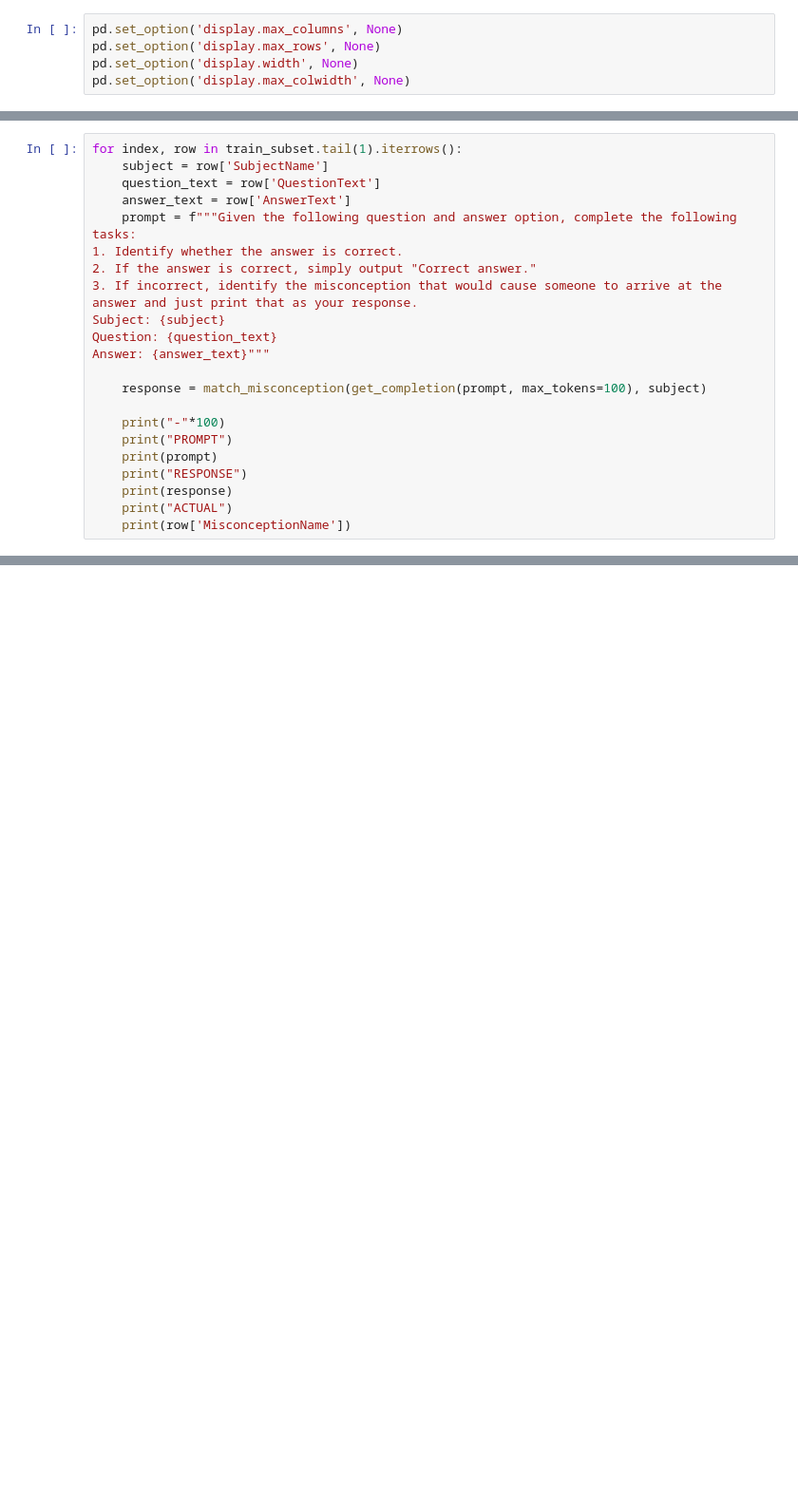
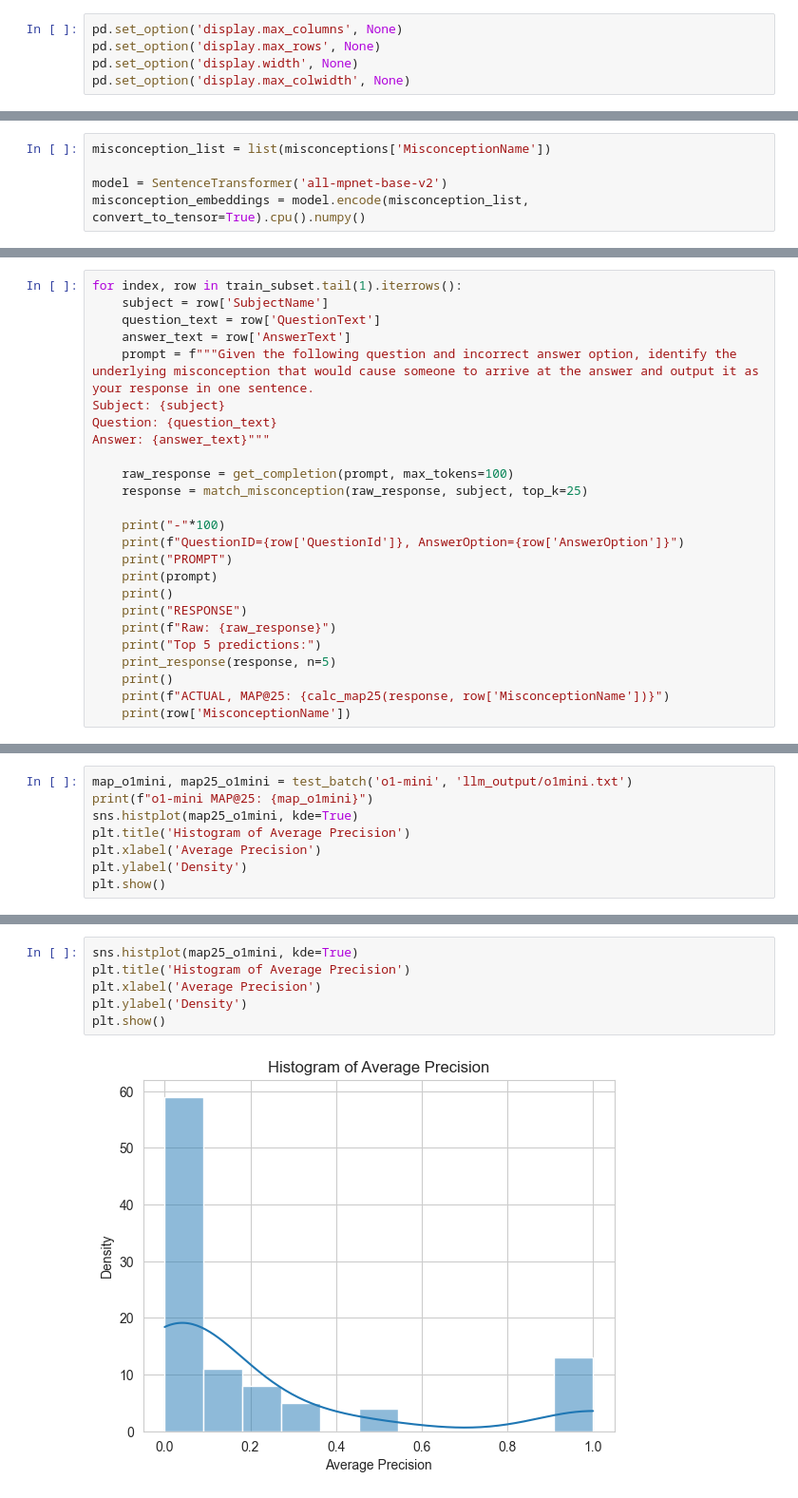
Before and after one commit to acyhuang/math-misconceptions, a Jupyter notebook: baseline/llm.ipynb, the cells around one changed output, grey strips where cells are left out. Shown at 95% size. Saved outputs shown, nothing was run; the diff lists cells and outputs as text; blank space fills up the shorter version.

```diff
--- a/baseline/llm.ipynb
+++ b/baseline/llm.ipynb
@@ -32,0 +73,5 @@ test = pd.read_csv('eedi-mining-misconceptions-in-mathematics/test.csv')
+# %%
+misconception_list = list(misconceptions['MisconceptionName'])
+
+model = SentenceTransformer('all-mpnet-base-v2')
+misconception_embeddings = model.encode(misconception_list, convert_to_tensor=True).cpu().numpy()
@@ -50,22 +175,25 @@ for index, row in train_subset.tail(1).iterrows():
     subject = row['SubjectName']
     question_text = row['QuestionText']
     answer_text = row['AnswerText']
-    prompt = f"""Given the following question and answer option, complete the following tasks:
-1. Identify whether the answer is correct.
-2. If the answer is correct, simply output "Correct answer."
-3. If incorrect, identify the misconception that would cause someone to arrive at the answer and just print that as your response.
+    prompt = f"""Given the following question and incorrect answer option, identify the underlying misconception that would cause someone to arrive at the answer and output it as your response in one sentence.
 Subject: {subject}
 Question: {question_text}
 Answer: {answer_text}"""
 
-    response = match_misconception(get_completion(prompt, max_tokens=100), subject)
+    raw_response = get_completion(prompt, max_tokens=100)
+    response = match_misconception(raw_response, subject, top_k=25)
 
     print("-"*100)
+    print(f"QuestionID={row['QuestionId']}, AnswerOption={row['AnswerOption']}")
     print("PROMPT")
     print(prompt)
+    print()
     print("RESPONSE")
-    print(response)
-    print("ACTUAL")
+    print(f"Raw: {raw_response}")
+    print("Top 5 predictions:")
+    print_response(response, n=5)
+    print()
+    print(f"ACTUAL, MAP@25: {calc_map25(response, row['MisconceptionName'])}")
     print(row['MisconceptionName'])
 # %% [output]
 ----------------------------------------------------------------------------------------------------
@@ -87,0 +272,8 @@ Counts the starting number when counting backwards
+# %%
+map_o1mini, map25_o1mini = test_batch('o1-mini', 'llm_output/o1mini.txt')
+print(f"o1-mini MAP@25: {map_o1mini}")
+sns.histplot(map25_o1mini, kde=True)
+plt.title('Histogram of Average Precision')
+plt.xlabel('Average Precision')
+plt.ylabel('Density')
+plt.show()
@@ -87,0 +284,8 @@ Counts the starting number when counting backwards
+# %%
+sns.histplot(map25_o1mini, kde=True)
+plt.title('Histogram of Average Precision')
+plt.xlabel('Average Precision')
+plt.ylabel('Density')
+plt.show()
+# %% [output]
+[figure, added]
```
Also changed, not shown: parts of 27 cells of this notebook, 3 other files.
